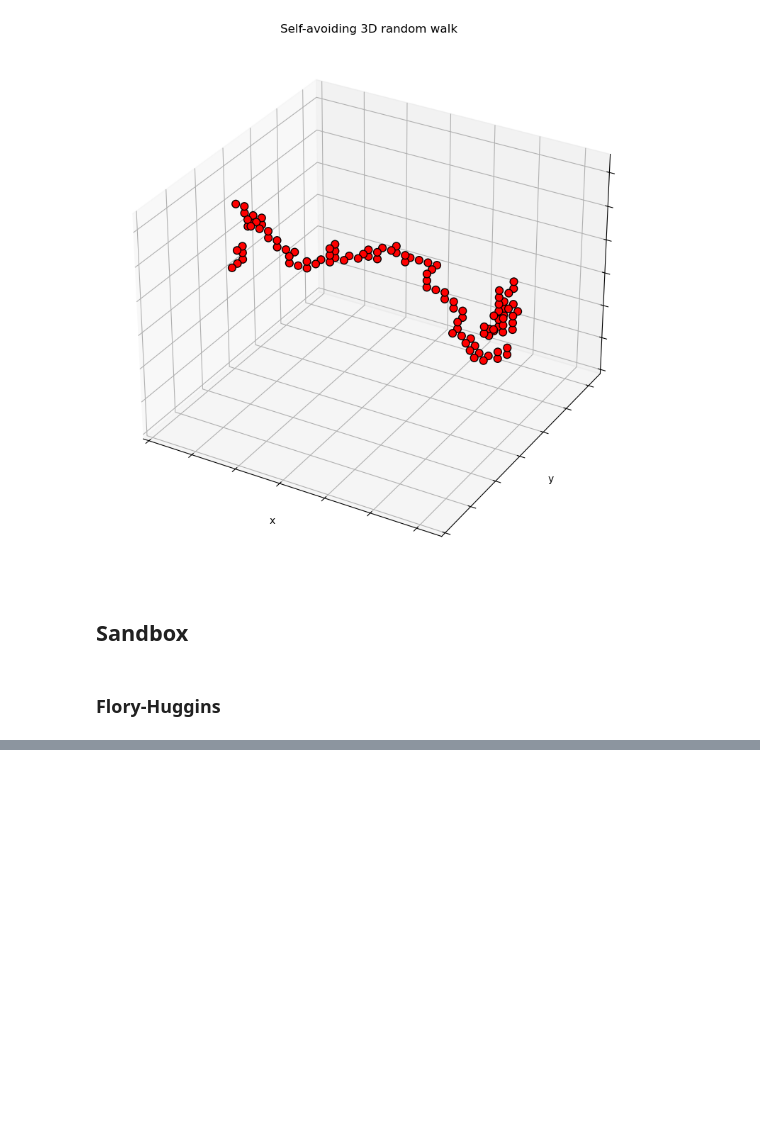
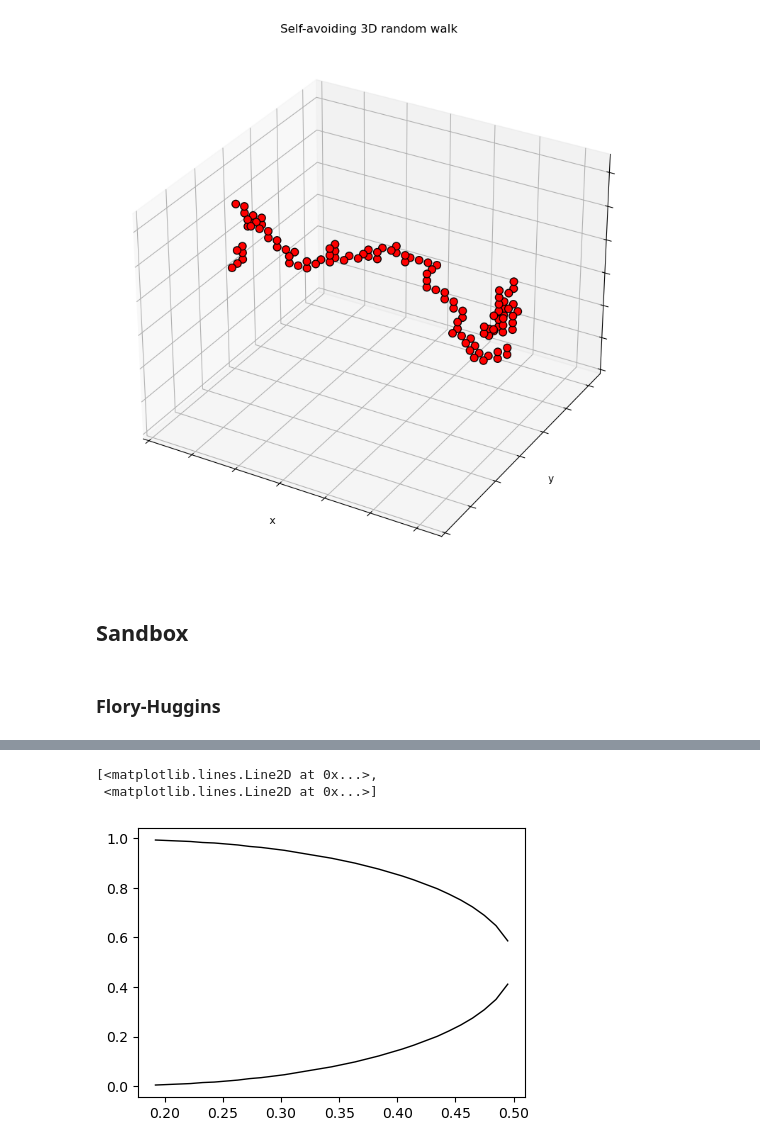
Before and after one commit to ta-rekt/Droplet, a Jupyter notebook: viz.ipynb, the cells around one changed output, grey strips where cells are left out. Saved outputs shown, nothing was run; the diff lists cells and outputs as text; code cells hidden in the pictures; blank space fills up the shorter version.

```diff
--- a/viz.ipynb
+++ b/viz.ipynb
@@ -597,0 +677,25 @@ ax.plot(phis, F(phis, mu, chi, T), color="black", lw=1)
+# %%
+mu = 1.0
+chi = 1.0
+eps = 5e-3
+ngrid = 500
+phis = np.linspace(eps, 1-eps, ngrid)
+
+Tvals = np.linspace(0, 1, 500)
+sols = []
+
+for T in Tvals:
+    sol = solve_fh(phis, mu, chi, T)
+
+    if len(sol) == 2:
+        sols.append(sol)
+    else:
+        sols.append([None, None])
+# %%
+fig, ax = plt.subplots(1, 1, figsize=(5, 3.5))
+
+ax.plot(Tvals, sols, color="black", lw=1)
+# %% [output]
+[<matplotlib.lines.Line2D at 0x...>,
+ <matplotlib.lines.Line2D at 0x...>]
+[figure, added]
```
Also changed, not shown: parts of 11 cells of this notebook, 12 other files.
